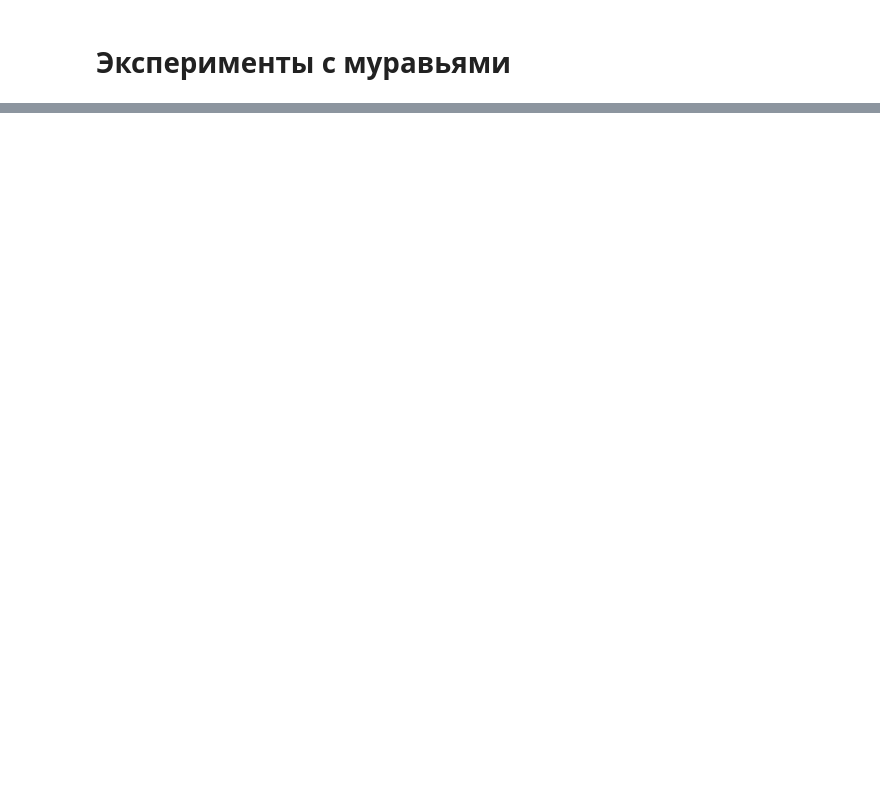
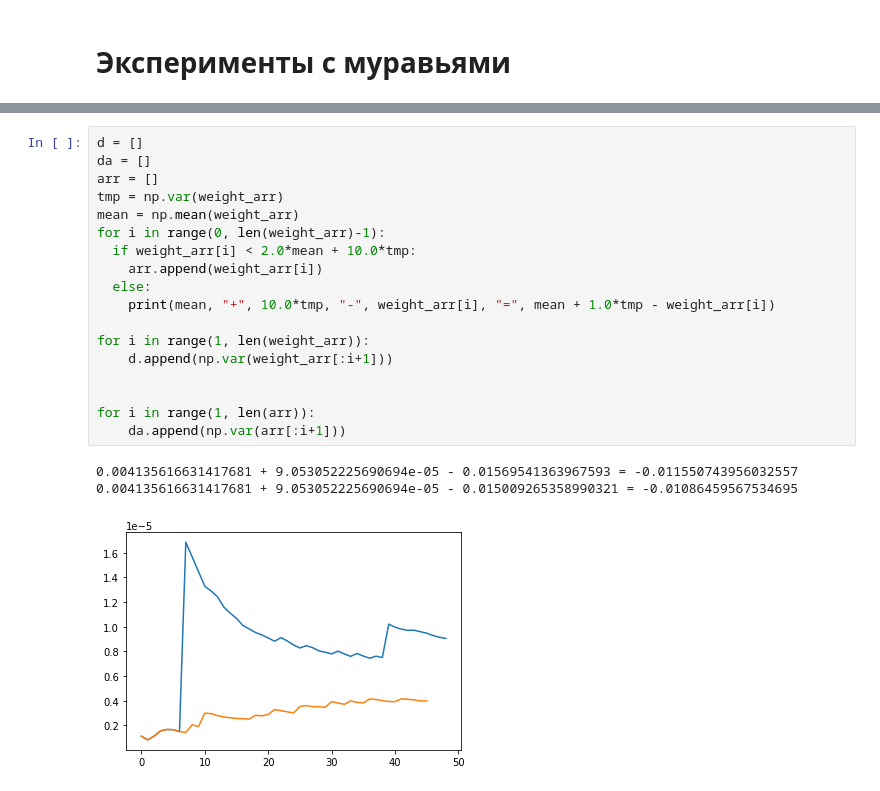
Before and after one commit to VKapicyn/m06-006sk-course-work-var2, a Jupyter notebook: Ant_Colony_on_1024Graph.ipynb, the cells around one changed output, grey strips where cells are left out. Cells and saved outputs as stored; diff of their text form; blank space fills up the shorter version.

```diff
--- a/Ant_Colony_on_1024Graph.ipynb
+++ b/Ant_Colony_on_1024Graph.ipynb
@@ -222,0 +244,22 @@ print(weight_arr)
+# %%
+d = []
+da = []
+arr = []
+tmp = np.var(weight_arr)
+mean = np.mean(weight_arr)
+for i in range(0, len(weight_arr)-1):
+  if weight_arr[i] < 2.0*mean + 10.0*tmp:
+    arr.append(weight_arr[i])
+  else:
+    print(mean, "+", 10.0*tmp, "-", weight_arr[i], "=", mean + 1.0*tmp - weight_arr[i])
+
+for i in range(1, len(weight_arr)):
+    d.append(np.var(weight_arr[:i+1]))
+
+
+for i in range(1, len(arr)):
+    da.append(np.var(arr[:i+1]))
+# %% [output]
+0.004135616631417681 + 9.053052225690694e-05 - 0.01569541363967593 = -0.011550743956032557
+0.004135616631417681 + 9.053052225690694e-05 - 0.015009265358990321 = -0.01086459567534695
+[figure, added]
```
Also changed, not shown: parts of 17 cells of this notebook.
